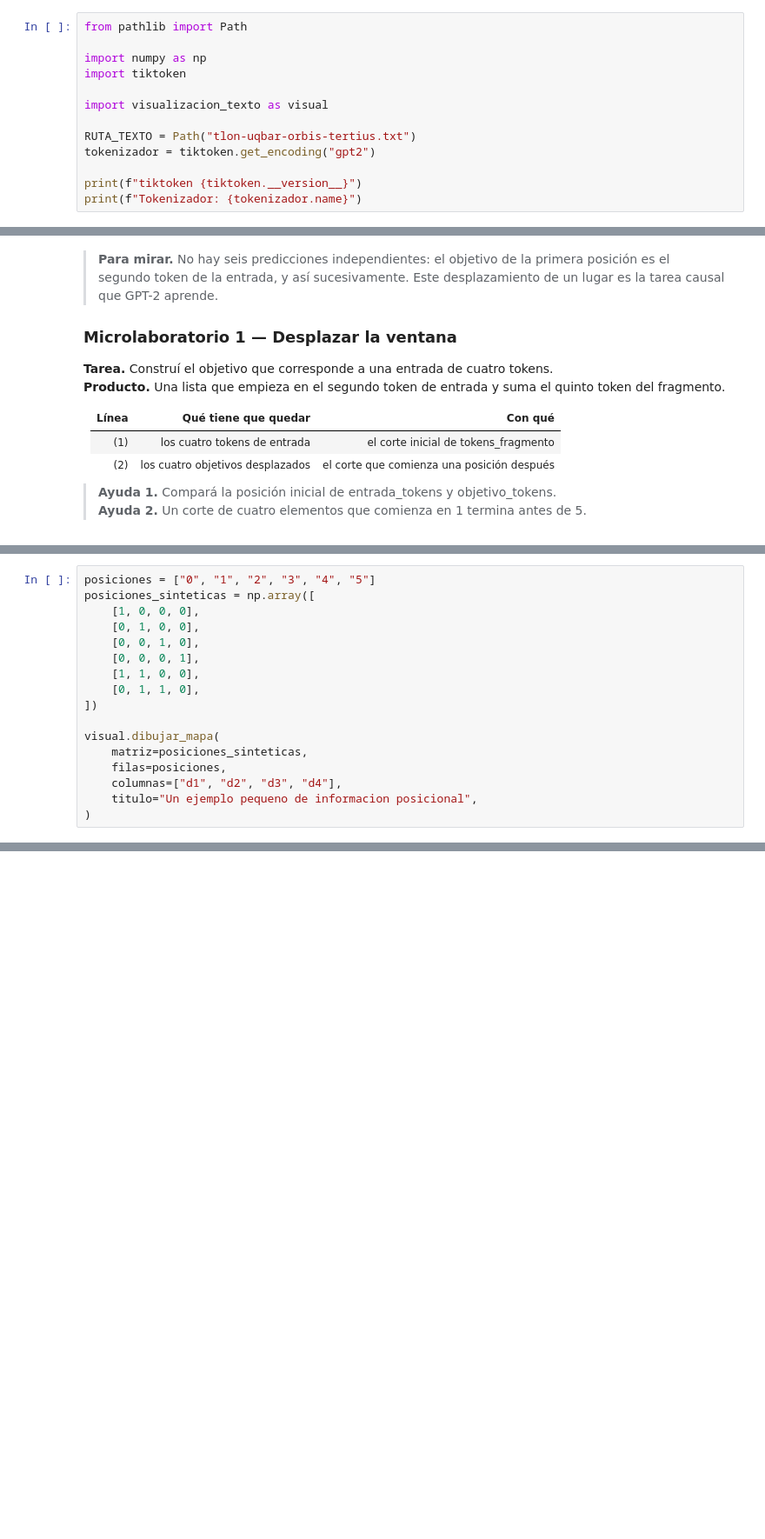
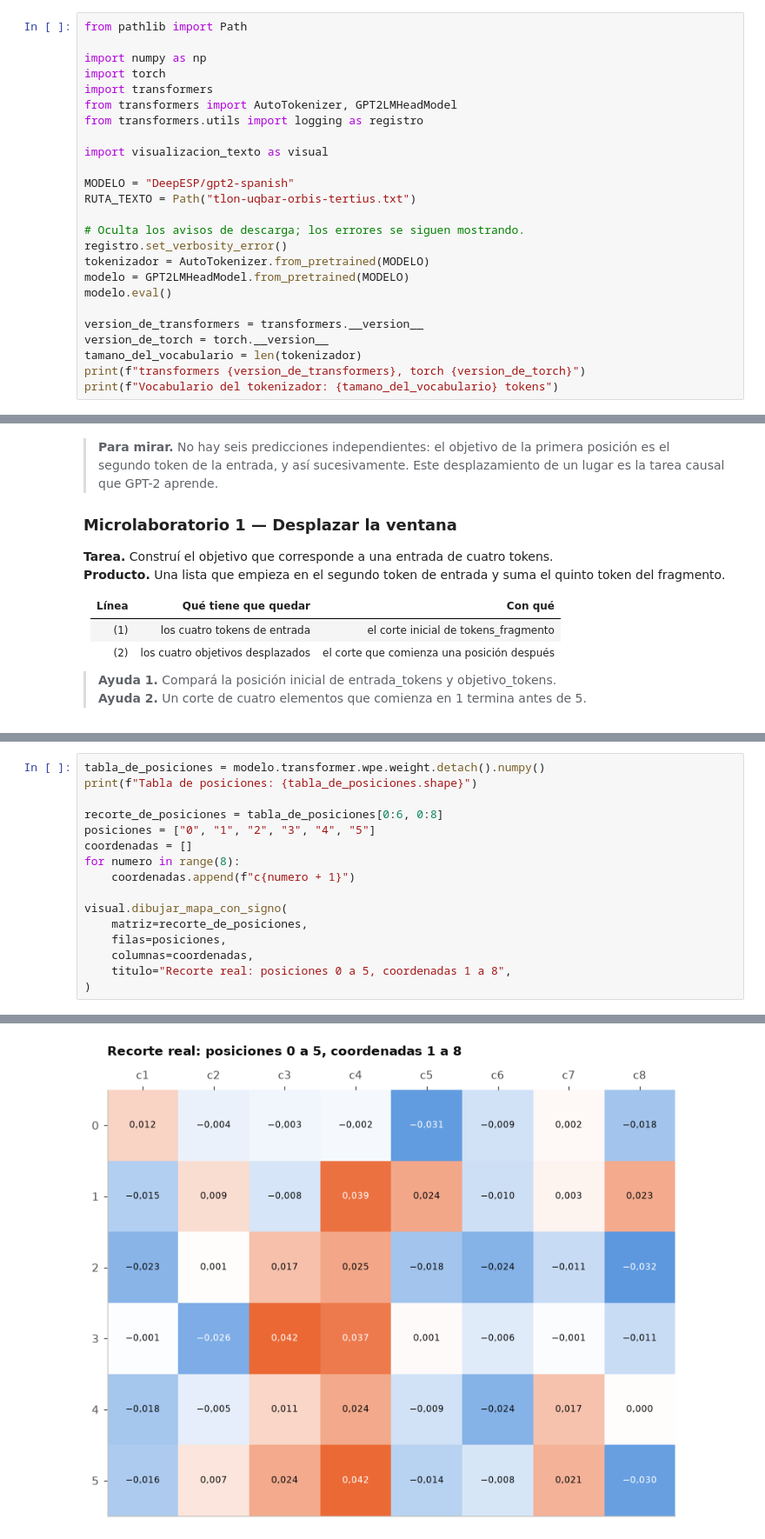
Before and after one commit to mattbarreto/pln-en-espanol, a Jupyter notebook: 012_large_language_models/01_texto_a_proximo_token.ipynb, the cells around one changed output, grey strips where cells are left out. Shown at 87% size. Drawn from its saved outputs; the diff is of its cells as text; blank space fills up the shorter version.

```diff
--- a/012_large_language_models/01_texto_a_proximo_token.ipynb
+++ b/012_large_language_models/01_texto_a_proximo_token.ipynb
@@ -23,12 +23,24 @@ El laboratorio GPT-2 que sigue puede ajustar un modelo a un corpus. Antes necesi
 from pathlib import Path
 
 import numpy as np
-import tiktoken
+import torch
+import transformers
+from transformers import AutoTokenizer, GPT2LMHeadModel
+from transformers.utils import logging as registro
 
 import visualizacion_texto as visual
 
+MODELO = "DeepESP/gpt2-spanish"
 RUTA_TEXTO = Path("tlon-uqbar-orbis-tertius.txt")
-tokenizador = tiktoken.get_encoding("gpt2")
 
-print(f"tiktoken {tiktoken.__version__}")
-print(f"Tokenizador: {tokenizador.name}")
+# Oculta los avisos de descarga; los errores se siguen mostrando.
+registro.set_verbosity_error()
+tokenizador = AutoTokenizer.from_pretrained(MODELO)
+modelo = GPT2LMHeadModel.from_pretrained(MODELO)
+modelo.eval()
+
+version_de_transformers = transformers.__version__
+version_de_torch = torch.__version__
+tamano_del_vocabulario = len(tokenizador)
+print(f"transformers {version_de_transformers}, torch {version_de_torch}")
+print(f"Vocabulario del tokenizador: {tamano_del_vocabulario} tokens")
@@ -144,17 +175,17 @@ Attention relaciona todos los tokens disponibles, pero por sí sola no sabe cuá
 # %%
+tabla_de_posiciones = modelo.transformer.wpe.weight.detach().numpy()
+print(f"Tabla de posiciones: {tabla_de_posiciones.shape}")
+
+recorte_de_posiciones = tabla_de_posiciones[0:6, 0:8]
 posiciones = ["0", "1", "2", "3", "4", "5"]
-posiciones_sinteticas = np.array([
-    [1, 0, 0, 0],
-    [0, 1, 0, 0],
-    [0, 0, 1, 0],
-    [0, 0, 0, 1],
-    [1, 1, 0, 0],
-    [0, 1, 1, 0],
-])
+coordenadas = []
+for numero in range(8):
+    coordenadas.append(f"c{numero + 1}")
 
-visual.dibujar_mapa(
-    matriz=posiciones_sinteticas,
+visual.dibujar_mapa_con_signo(
+    matriz=recorte_de_posiciones,
     filas=posiciones,
-    columnas=["d1", "d2", "d3", "d4"],
-    titulo="Un ejemplo pequeno de informacion posicional",
+    columnas=coordenadas,
+    titulo="Recorte real: posiciones 0 a 5, coordenadas 1 a 8",
 )
+# %% [output]
@@ -161 +193,2 @@ visual.dibujar_mapa(
+[figure, added]
 # %% [markdown]
```
Also changed, not shown: parts of 13 cells of this notebook, 13 other files.
